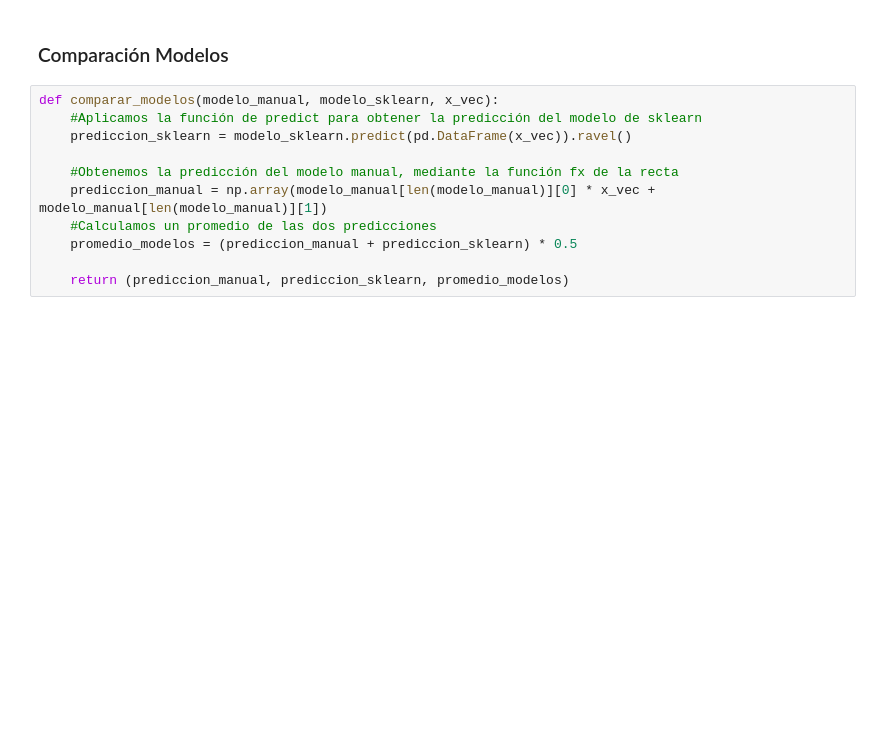
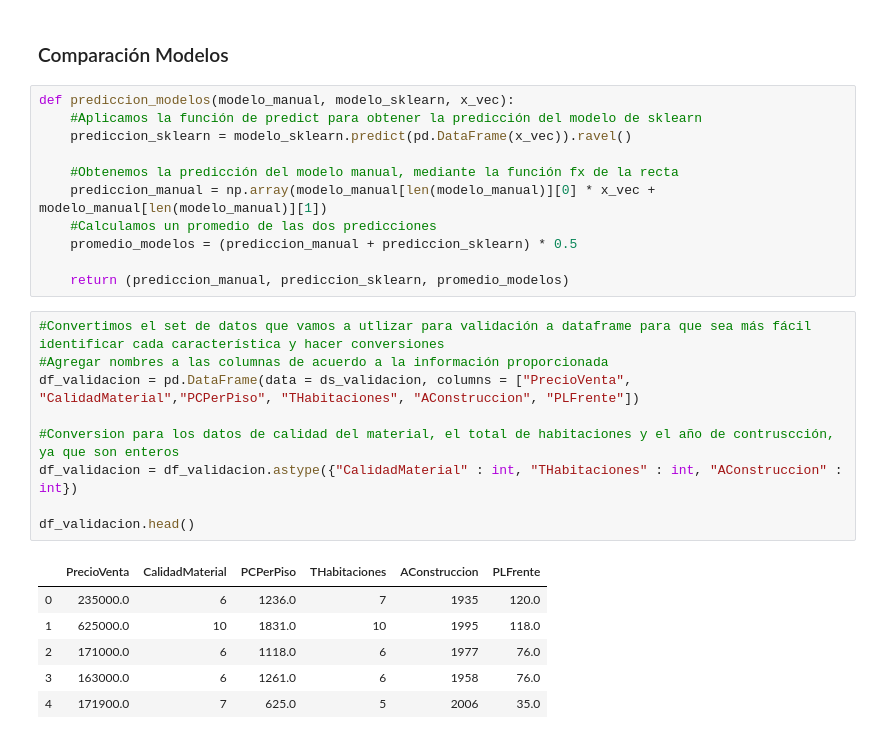
Before and after one commit to RebecaCarrera/proyecto_Python, a Jupyter notebook: Proyecto-Rebeca_Carrera.ipynb, the cells around one changed output. Cells and saved outputs as stored; diff of their text form; blank space fills up the shorter version.

Commit message:
Definición de la función de Predicción
Se definió una función para calcular las predicciones tanto del modelo manual como del modelo con Scikit Learn

```diff
--- a/Proyecto-Rebeca_Carrera.ipynb
+++ b/Proyecto-Rebeca_Carrera.ipynb
@@ -430,7 +430,7 @@ print(pendiente, intercepto)
 # %% [markdown]
 ### Comparación Modelos
 # %%
-def comparar_modelos(modelo_manual, modelo_sklearn, x_vec):
+def prediccion_modelos(modelo_manual, modelo_sklearn, x_vec):
     #Aplicamos la función de predict para obtener la predicción del modelo de sklearn
     prediccion_sklearn = modelo_sklearn.predict(pd.DataFrame(x_vec)).ravel()
 
@@ -440,3 +440,19 @@ def comparar_modelos(modelo_manual, modelo_sklearn, x_vec):
     promedio_modelos = (prediccion_manual + prediccion_sklearn) * 0.5
 
     return (prediccion_manual, prediccion_sklearn, promedio_modelos)
+# %%
+#Convertimos el set de datos que vamos a utlizar para validación a dataframe para que sea más fácil identificar cada característica y hacer conversiones
+#Agregar nombres a las columnas de acuerdo a la información proporcionada
+df_validacion = pd.DataFrame(data = ds_validacion, columns = ["PrecioVenta", "CalidadMaterial","PCPerPiso", "THabitaciones", "AConstruccion", "PLFrente"])
+
+#Conversion para los datos de calidad del material, el total de habitaciones y el año de contruscción, ya que son enteros
+df_validacion = df_validacion.astype({"CalidadMaterial" : int, "THabitaciones" : int, "AConstruccion" : int})
+
+df_validacion.head()
+# %% [output]
+|  | PrecioVenta | CalidadMaterial | PCPerPiso | THabitaciones | AConstruccion | PLFrente |
+| 0 | 235000.0 | 6 | 1236.0 | 7 | 1935 | 120.0 |
+| 1 | 625000.0 | 10 | 1831.0 | 10 | 1995 | 118.0 |
+| 2 | 171000.0 | 6 | 1118.0 | 6 | 1977 | 76.0 |
+| 3 | 163000.0 | 6 | 1261.0 | 6 | 1958 | 76.0 |
+| 4 | 171900.0 | 7 | 625.0 | 5 | 2006 | 35.0 |
```
Also changed, not shown: parts of 2 cells of this notebook.
